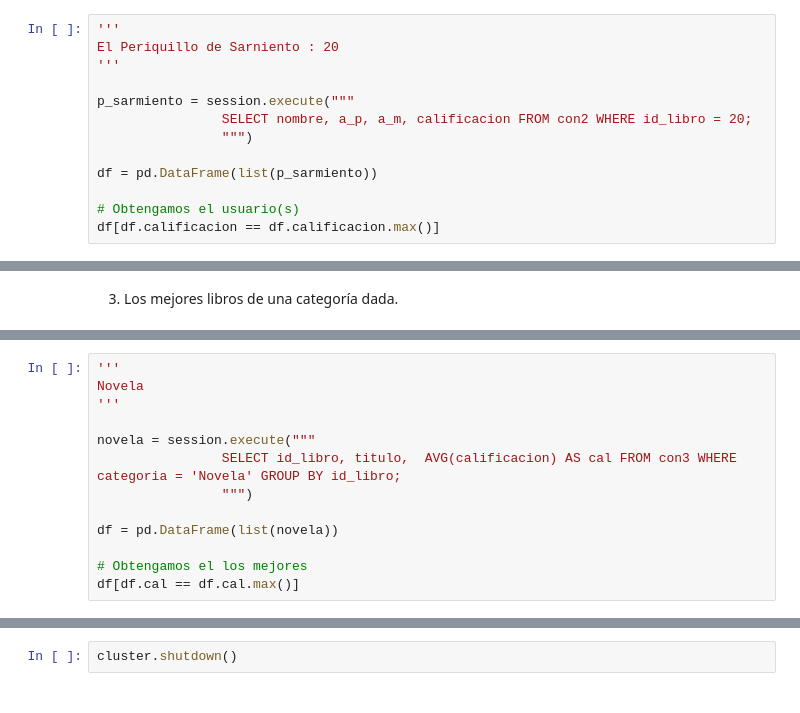
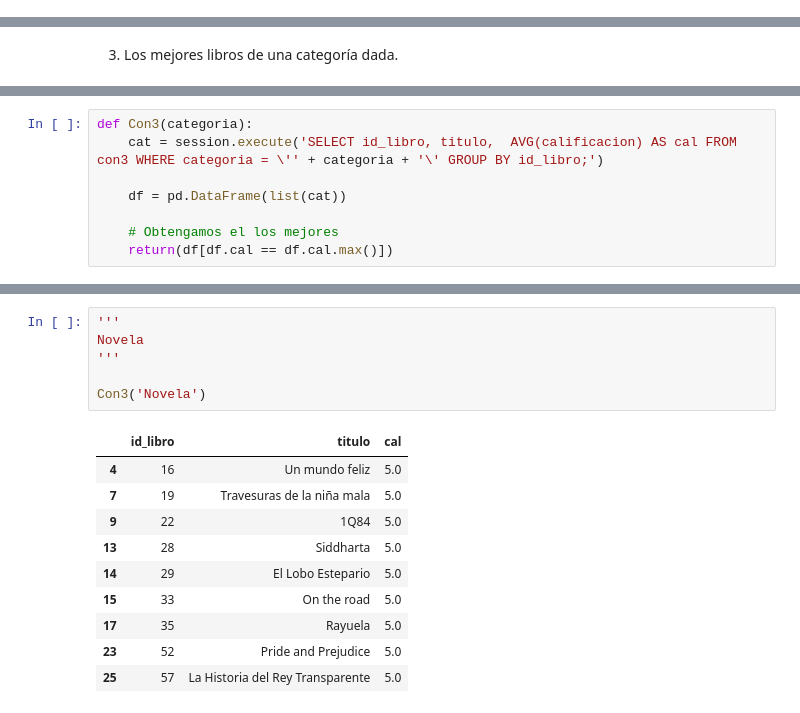
Before and after one commit to danielfrgs/2022_1-Base-Datos, a Jupyter notebook: Practicas/P2/P2.ipynb, the cells around one changed output, grey strips where cells are left out. Saved outputs shown, nothing was run; the diff lists cells and outputs as text.

```diff
--- a/Practicas/P2/P2.ipynb
+++ b/Practicas/P2/P2.ipynb
@@ -231,13 +334,0 @@ df[df.calificacion == df.calificacion.max()]
-# %%
-'''
-El Periquillo de Sarniento : 20
-'''
-
-p_sarmiento = session.execute("""
-                SELECT nombre, a_p, a_m, calificacion FROM con2 WHERE id_libro = 20;
-                """)
-
-df = pd.DataFrame(list(p_sarmiento))
-
-# Obtengamos el usuario(s)
-df[df.calificacion == df.calificacion.max()]
@@ -268,13 +357,8 @@ session.execute("""
 # %%
-'''
-Novela
-'''
+def Con3(categoria):
+    cat = session.execute('SELECT id_libro, titulo,  AVG(calificacion) AS cal FROM con3 WHERE categoria = \'' + categoria + '\' GROUP BY id_libro;')
 
-novela = session.execute("""
-                SELECT id_libro, titulo,  AVG(calificacion) AS cal FROM con3 WHERE categoria = 'Novela' GROUP BY id_libro;
-                """)
+    df = pd.DataFrame(list(cat))
 
-df = pd.DataFrame(list(novela))
-
-# Obtengamos el los mejores
-df[df.cal == df.cal.max()]
+    # Obtengamos el los mejores
+    return(df[df.cal == df.cal.max()])
@@ -305,2 +365,17 @@ df[df.cal == df.cal.max()]
-# %%
-cluster.shutdown()
+# %%
+'''
+Novela
+'''
+
+Con3('Novela')
+# %% [output]
+|  | id_libro | titulo | cal |
+| 4 | 16 | Un mundo feliz | 5.0 |
+| 7 | 19 | Travesuras de la niña mala | 5.0 |
+| 9 | 22 | 1Q84 | 5.0 |
+| 13 | 28 | Siddharta | 5.0 |
+| 14 | 29 | El Lobo Estepario | 5.0 |
+| 15 | 33 | On the road | 5.0 |
+| 17 | 35 | Rayuela | 5.0 |
+| 23 | 52 | Pride and Prejudice | 5.0 |
+| 25 | 57 | La Historia del Rey Transparente | 5.0 |
```
Also changed, not shown: parts of 32 cells of this notebook, 3 other files.
